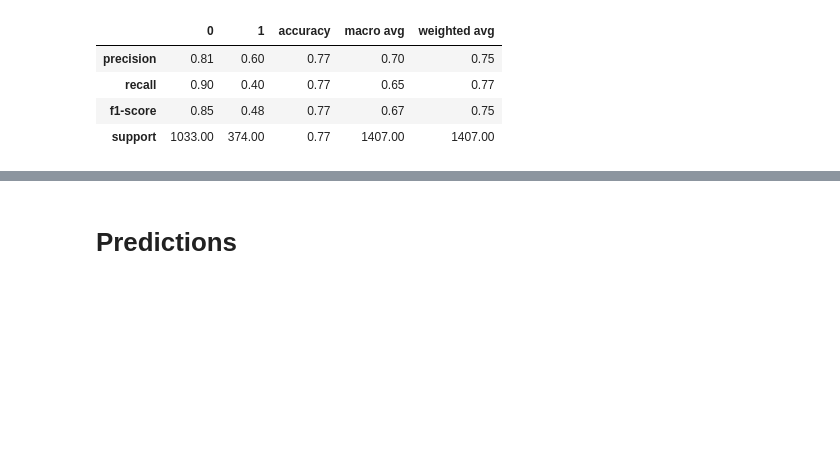
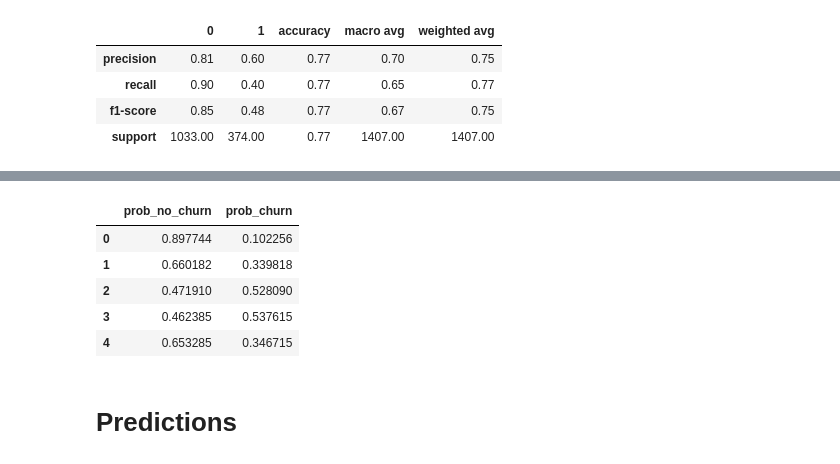
Before and after one commit to Jgardin875/Telco_Churn_Analysis, a Jupyter notebook: Report.ipynb, the cells around one changed output, grey strips where cells are left out. Drawn from its saved outputs; the diff is of its cells as text; code cells hidden in the pictures; blank space fills up the shorter version.

```diff
--- a/Report.ipynb
+++ b/Report.ipynb
@@ -923,3 +900,12 @@ prob
+# %%
+prob.head()
+# %% [output]
+|  | prob_no_churn | prob_churn |
+| 0 | 0.897744 | 0.102256 |
+| 1 | 0.660182 | 0.339818 |
+| 2 | 0.471910 | 0.528090 |
+| 3 | 0.462385 | 0.537615 |
+| 4 | 0.653285 | 0.346715 |
 # %% [markdown]
 # Predictions
 # %% [markdown]
```
Also changed, not shown: parts of 18 cells of this notebook.
